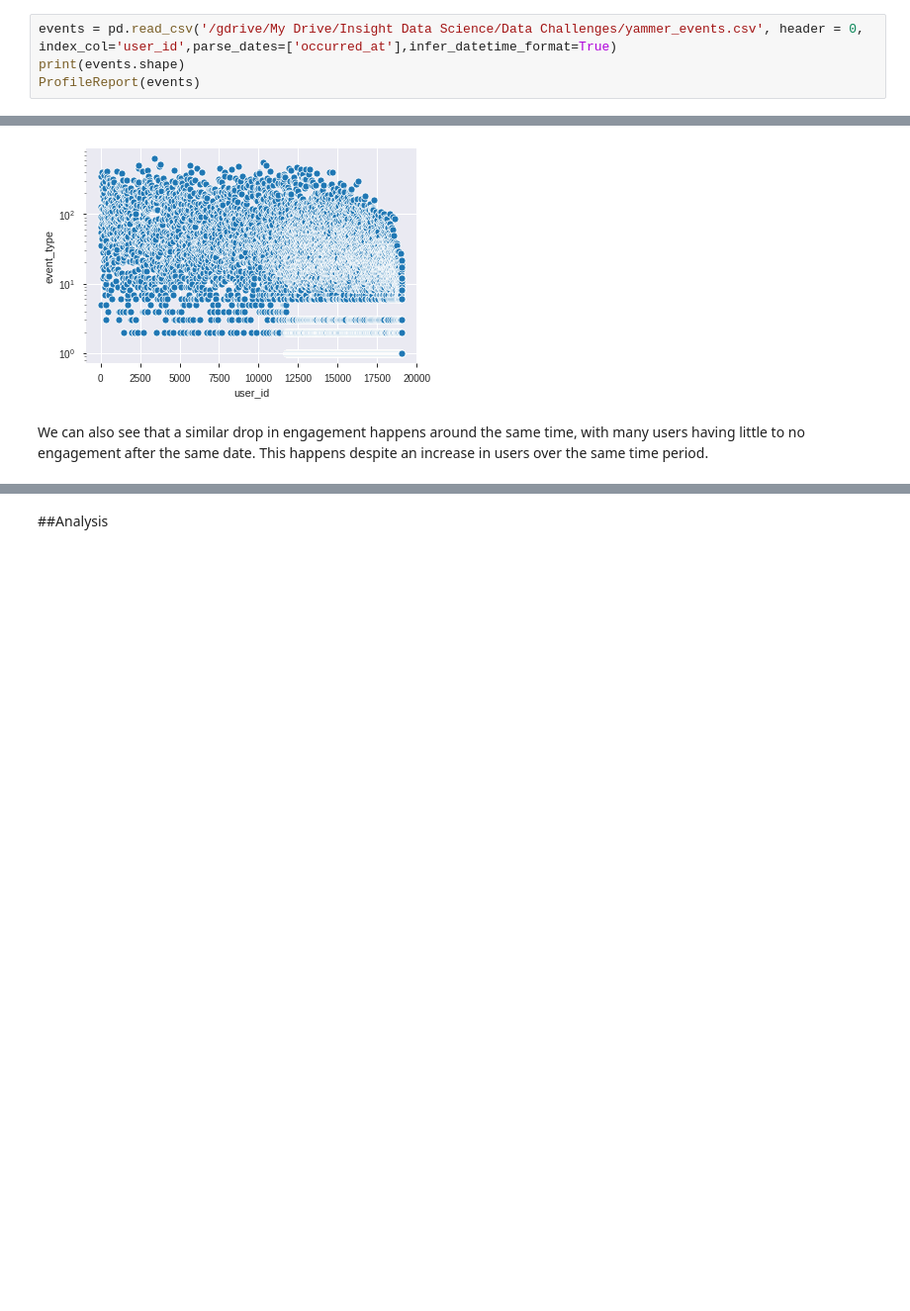
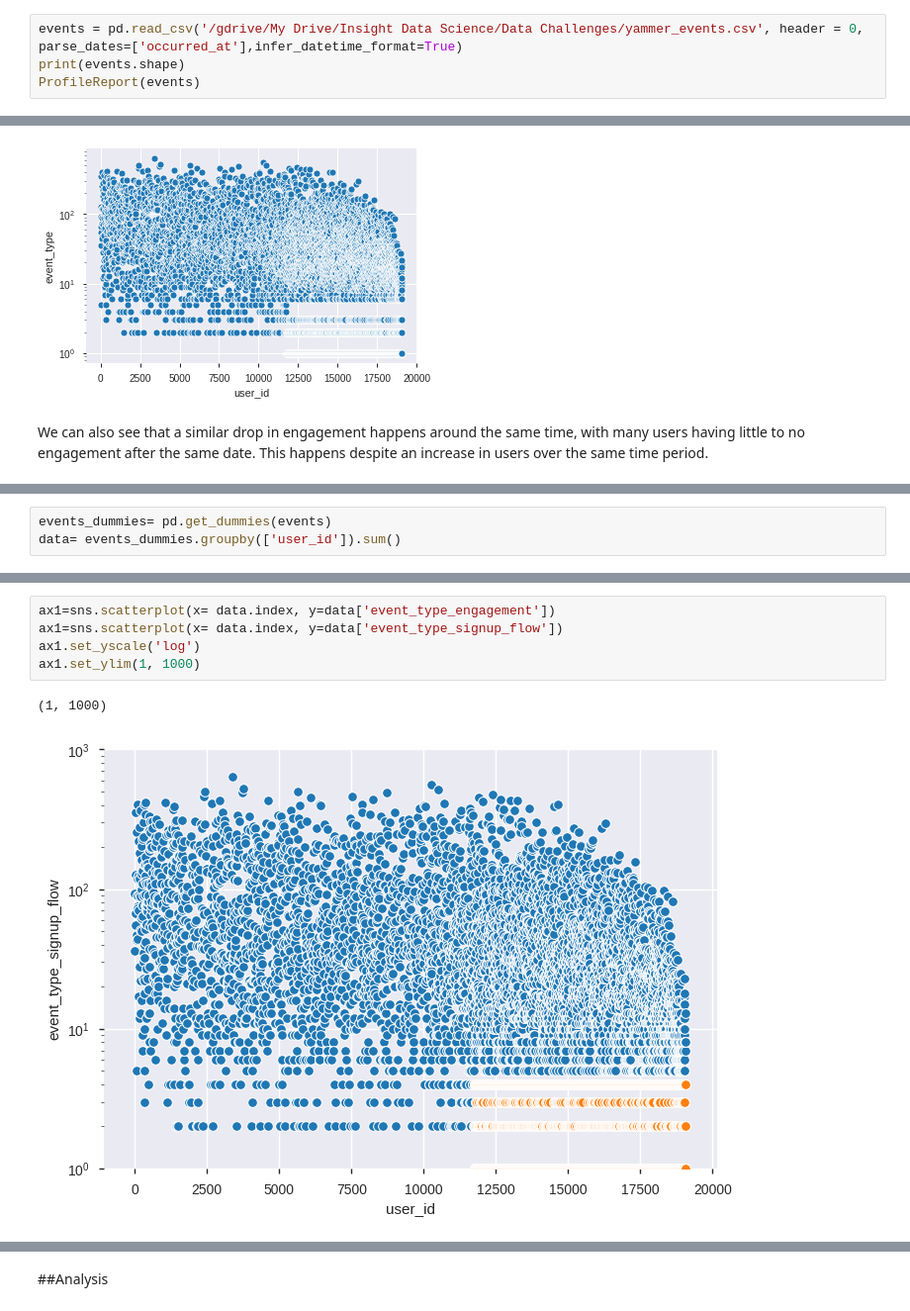
Before and after one commit to senorred/IDS-Data-Challenges, a Jupyter notebook: Norred_Liz_Cliff.ipynb, the cells around one changed output, grey strips where cells are left out. Shown at 99% size. Drawn from its saved outputs; the diff is of its cells as text; blank space fills up the shorter version.

```diff
--- a/Norred_Liz_Cliff.ipynb
+++ b/Norred_Liz_Cliff.ipynb
@@ -51,7 +47,7 @@ To register the converters:
 # %% [markdown]
 The users dataframe reveals an interesting use of the "user_id" number-- earlier signups have lower values. So by looking at the frequency of events by user_id in the events dataframe, I can see that user numbers between 12500 and 15000 (signup between about May-July of 2014) have more events per user than later users. This may indicate that these users activity was not sustained long after account creation. This does indicate that users who created their accounts after about July create lower overall events on average.
 # %%
-events = pd.read_csv('/gdrive/My Drive/Insight Data Science/Data Challenges/yammer_events.csv', header = 0, index_col='user_id',parse_dates=['occurred_at'],infer_datetime_format=True)
+events = pd.read_csv('/gdrive/My Drive/Insight Data Science/Data Challenges/yammer_events.csv', header = 0, parse_dates=['occurred_at'],infer_datetime_format=True)
 print(events.shape)
 ProfileReport(events)
 # %% [output]
@@ -108,0 +128,3 @@ We can also see that a similar drop in engagement happens around the same time,
+# %%
+events_dummies= pd.get_dummies(events)
+data= events_dummies.groupby(['user_id']).sum()
@@ -108,0 +148,8 @@ We can also see that a similar drop in engagement happens around the same time,
+# %%
+ax1=sns.scatterplot(x= data.index, y=data['event_type_engagement'])
+ax1=sns.scatterplot(x= data.index, y=data['event_type_signup_flow'])
+ax1.set_yscale('log')
+ax1.set_ylim(1, 1000)
+# %% [output]
+(1, 1000)
+[figure, added]
```
Also changed, not shown: parts of 15 cells of this notebook.
